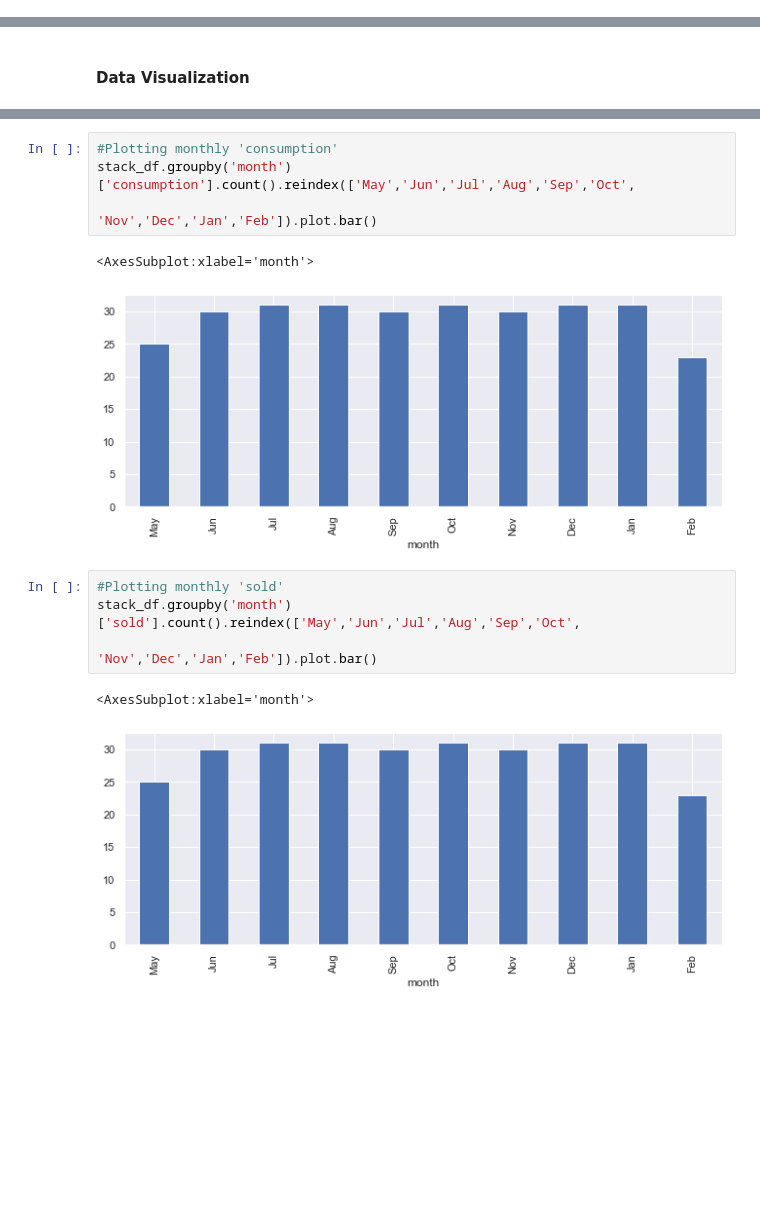
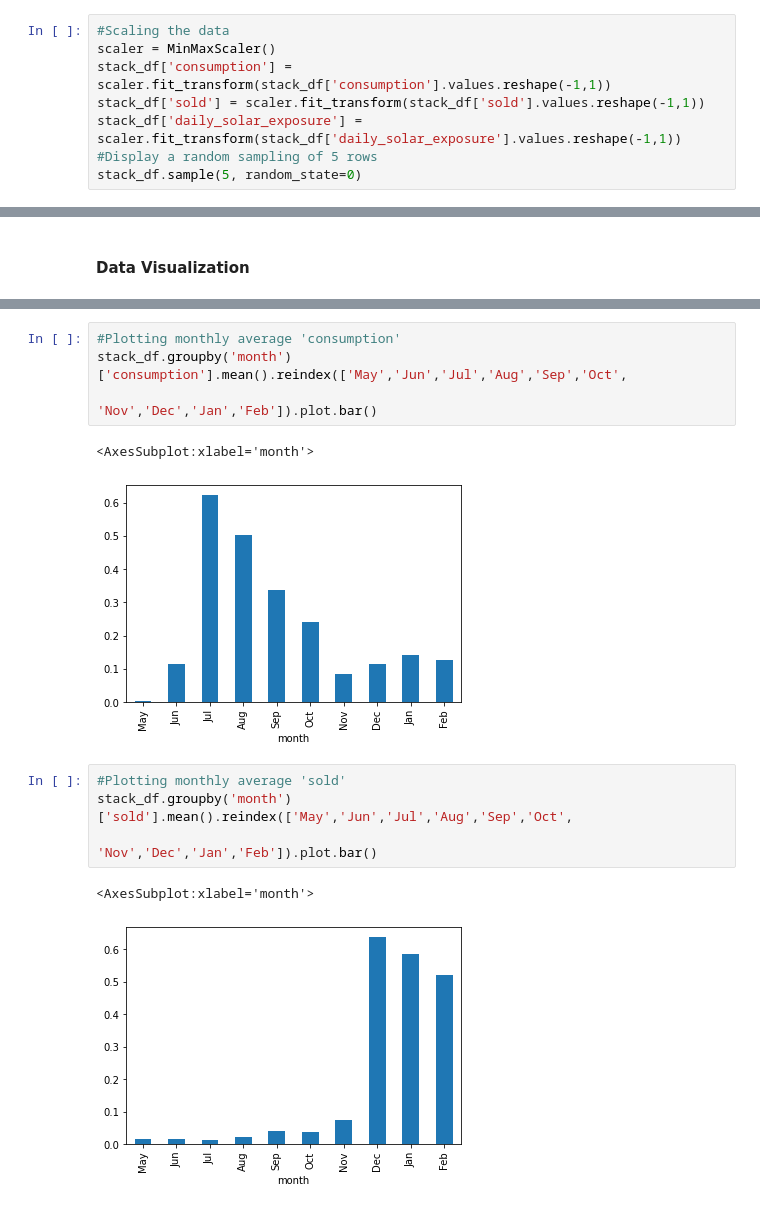
Before and after one commit to PromiSKhan/Electricity-Usage-Analytics, a Jupyter notebook: DSP-2-Assignment-3.ipynb, the cells around one changed output, grey strips where cells are left out. Cells and saved outputs as stored; diff of their text form; blank space fills up the shorter version.

Commit message:
updated file
scaled data

```diff
--- a/DSP-2-Assignment-3.ipynb
+++ b/DSP-2-Assignment-3.ipynb
@@ -171,3 +164,11 @@ stack_df.sample(5, random_state=0)
 | 2020-12-02 | 2.56 | 15.90 | Wednesday | 2020 | 12 | 2 | Dec | 6.722222 |
 | 2020-10-25 | 15.95 | 0.88 | Sunday | 2020 | 10 | 25 | Oct | 4.250000 |
 | 2020-09-02 | 13.90 | 0.73 | Wednesday | 2020 | 9 | 2 | Sep | 3.805556 |
+# %%
+#Scaling the data
+scaler = MinMaxScaler()
+stack_df['consumption'] = scaler.fit_transform(stack_df['consumption'].values.reshape(-1,1))
+stack_df['sold'] = scaler.fit_transform(stack_df['sold'].values.reshape(-1,1))
+stack_df['daily_solar_exposure'] = scaler.fit_transform(stack_df['daily_solar_exposure'].values.reshape(-1,1))
+#Display a random sampling of 5 rows
+stack_df.sample(5, random_state=0)
@@ -202,15 +212,15 @@ plt.legend()
 # %%
-#Plotting monthly 'consumption'
-stack_df.groupby('month')['consumption'].count().reindex(['May','Jun','Jul','Aug','Sep','Oct',
+#Plotting monthly average 'consumption'
+stack_df.groupby('month')['consumption'].mean().reindex(['May','Jun','Jul','Aug','Sep','Oct',
                                                           'Nov','Dec','Jan','Feb']).plot.bar()
 # %% [output]
 <AxesSubplot:xlabel='month'>
-[figure, old version]
+[figure, new version]
 # %%
-#Plotting monthly 'sold'
-stack_df.groupby('month')['sold'].count().reindex(['May','Jun','Jul','Aug','Sep','Oct',
+#Plotting monthly average 'sold'
+stack_df.groupby('month')['sold'].mean().reindex(['May','Jun','Jul','Aug','Sep','Oct',
                                                           'Nov','Dec','Jan','Feb']).plot.bar()
 # %% [output]
 <AxesSubplot:xlabel='month'>
-[figure, old version]
+[figure, new version]
 # %%
```
Also changed, not shown: parts of 14 cells of this notebook.
